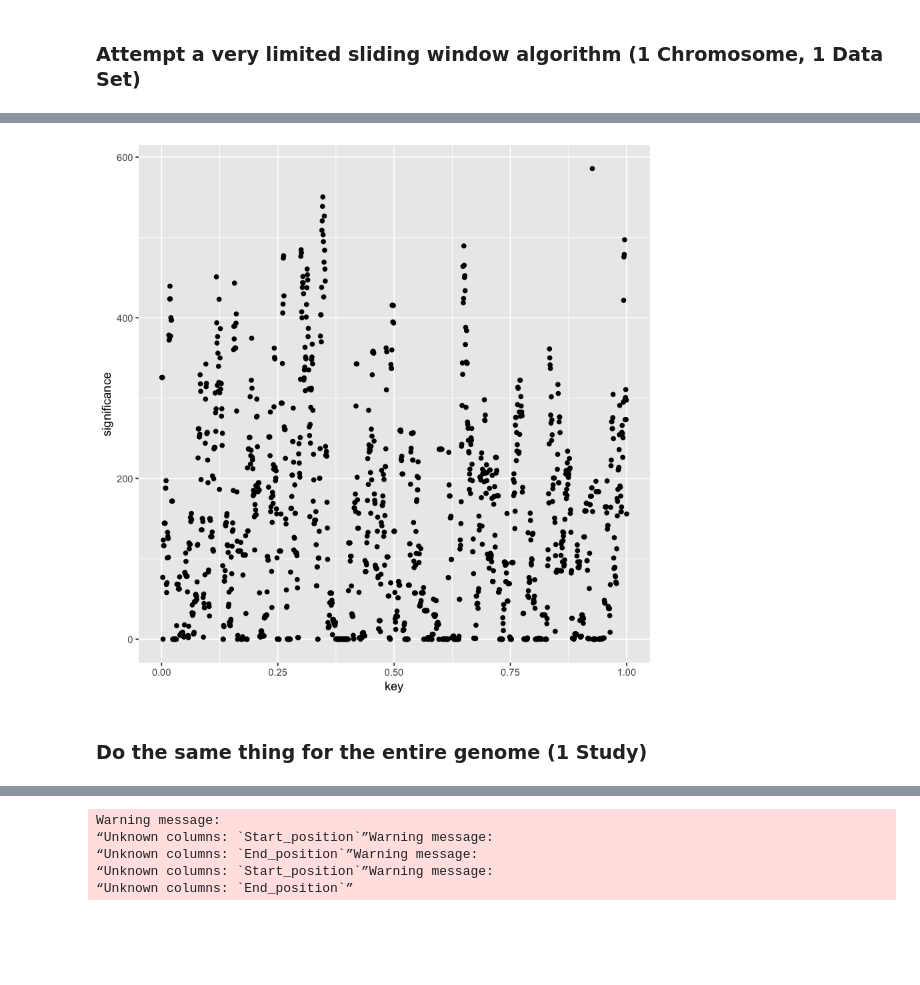
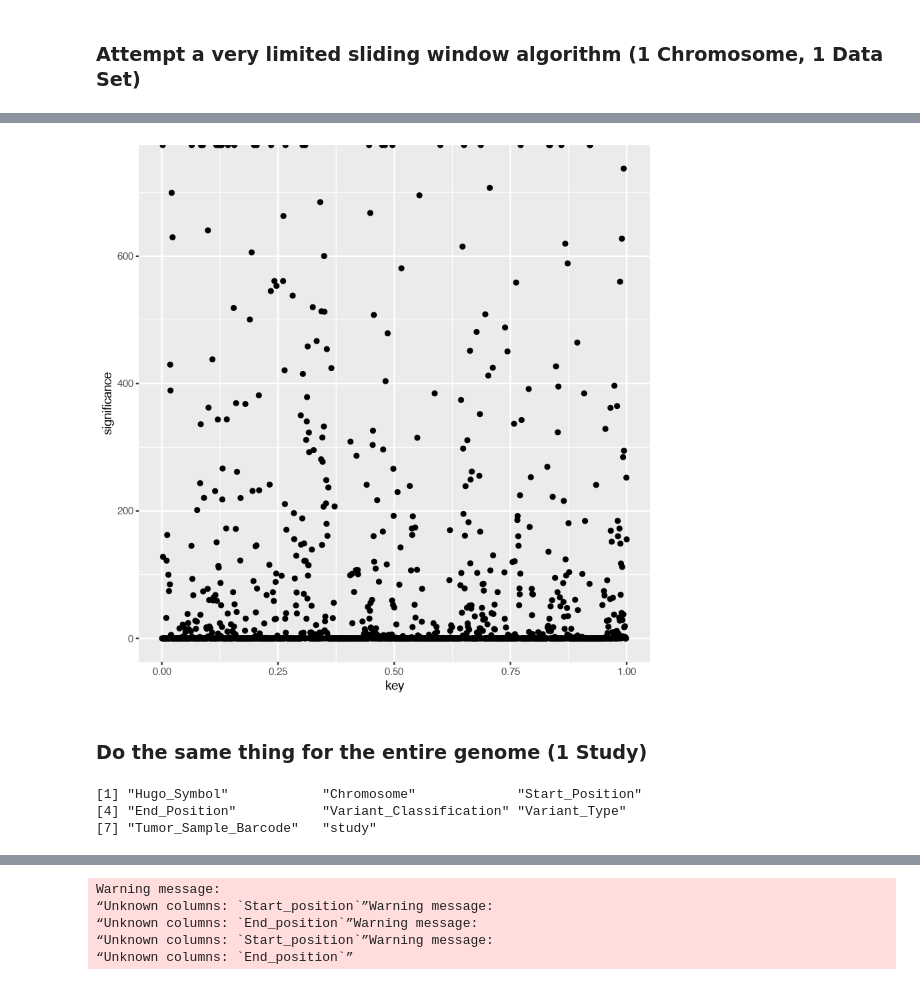
Before and after one commit to cobrbra/ccg, a Jupyter notebook: Code/Sliding_Window_Algorithm.ipynb, the cells around one changed output, grey strips where cells are left out. Cells and saved outputs as stored; diff of their text form; code cells hidden in the pictures; blank space fills up the shorter version.

```diff
--- a/Code/Sliding_Window_Algorithm.ipynb
+++ b/Code/Sliding_Window_Algorithm.ipynb
@@ -41,10 +41,12 @@ Loading required package: rtracklayer
 # %%
 source("TMB_Funcs.txt")
 # My Stuff!
+# %%
+path_name <- "/Volumes/CCG8/processed_data"
 # %% [markdown]
 ### Attempt a very limited sliding window algorithm (1 Chromosome, 1 Data Set)
 # %%
-new_data <- read_tsv("/Volumes/CCG8/processed_data/brca_tcga/data_mutations_extended.txt")
+breast_data <- cbio_getData(path_name, "brca", test = FALSE)
 genome <- BSgenome.Hsapiens.UCSC.hg19
 
 #load a sample data set (in this case TCGA breast cancer data)
@@ -70,5 +132,5 @@ See problems(...) for more details.
 # %%
-window_size <- 1000000
+window_size <- 100000
 jump_length <- 100000
 # %%
-x <- chromosome_slide(maf_file = new_data, global_tmb_table = NULL, Chromosome = "X", window_size, jump_length)
+breast_X_slide <- chromosome_slide(breast_data, global_tmb_table = NULL, "X", window_size, jump_length)
@@ -81,7 +137,7 @@ Warning message:
 # %%
-ggplot(x, aes(x= key, y = significance))+ geom_point()
+ggplot(breast_X_slide, aes(x = key, y = significance))+ geom_point()
 # %% [output]
-[figure, old version]
+[figure, new version]
 # %% [markdown]
 ### Do the same thing for the entire genome (1 Study)
 # %%
@@ -92,4 +148,10 @@ genome_length <- 0
 for (i in 1:24) {
     genome_length <- genome_length + length(genome[[i]])
 }
+# %%
+colnames(breast_data)
+# %% [output]
+[1] "Hugo_Symbol"            "Chromosome"             "Start_Position"
+[4] "End_Position"           "Variant_Classification" "Variant_Type"
+[7] "Tumor_Sample_Barcode"   "study"
 # %%
```
Also changed, not shown: parts of 14 cells of this notebook, 4 other files.
